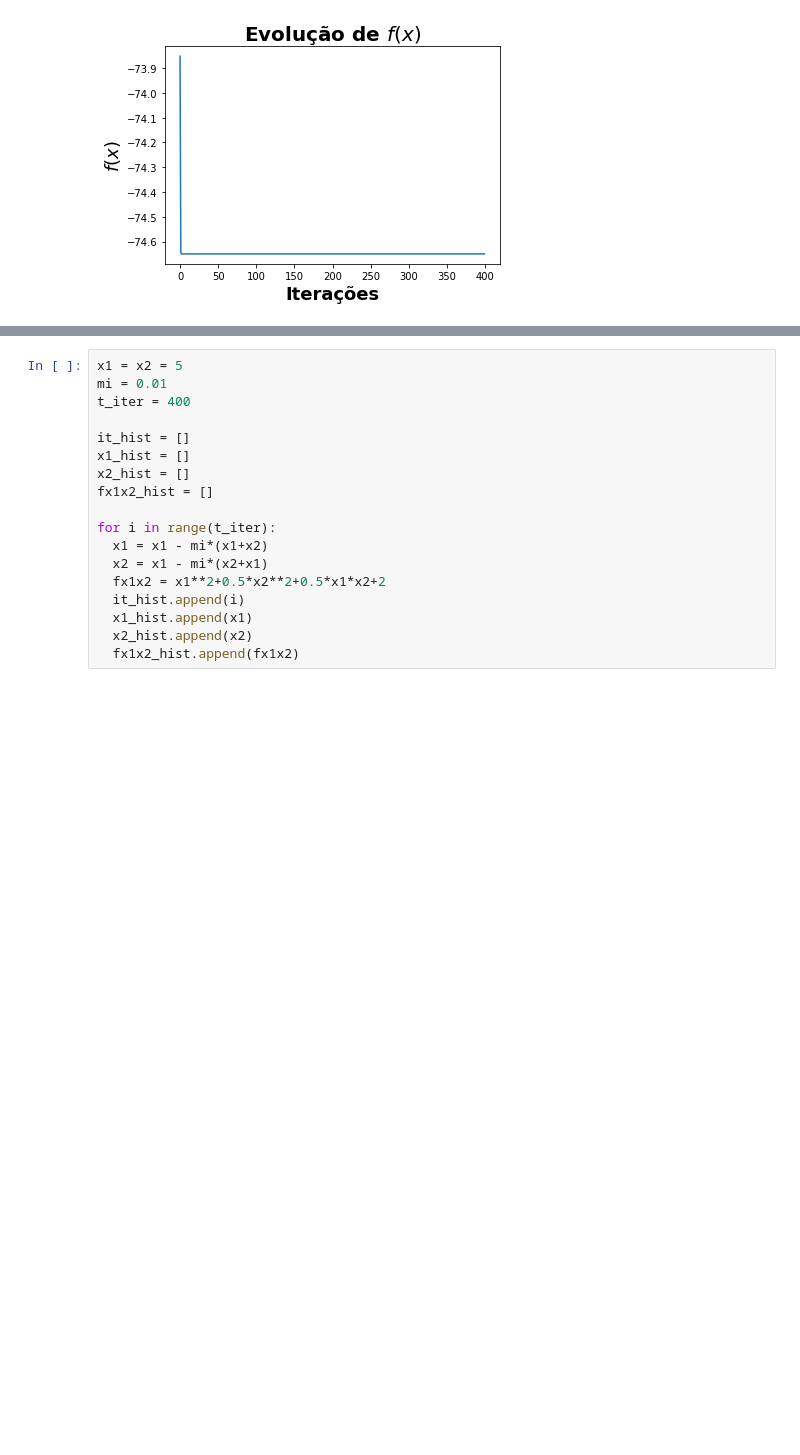
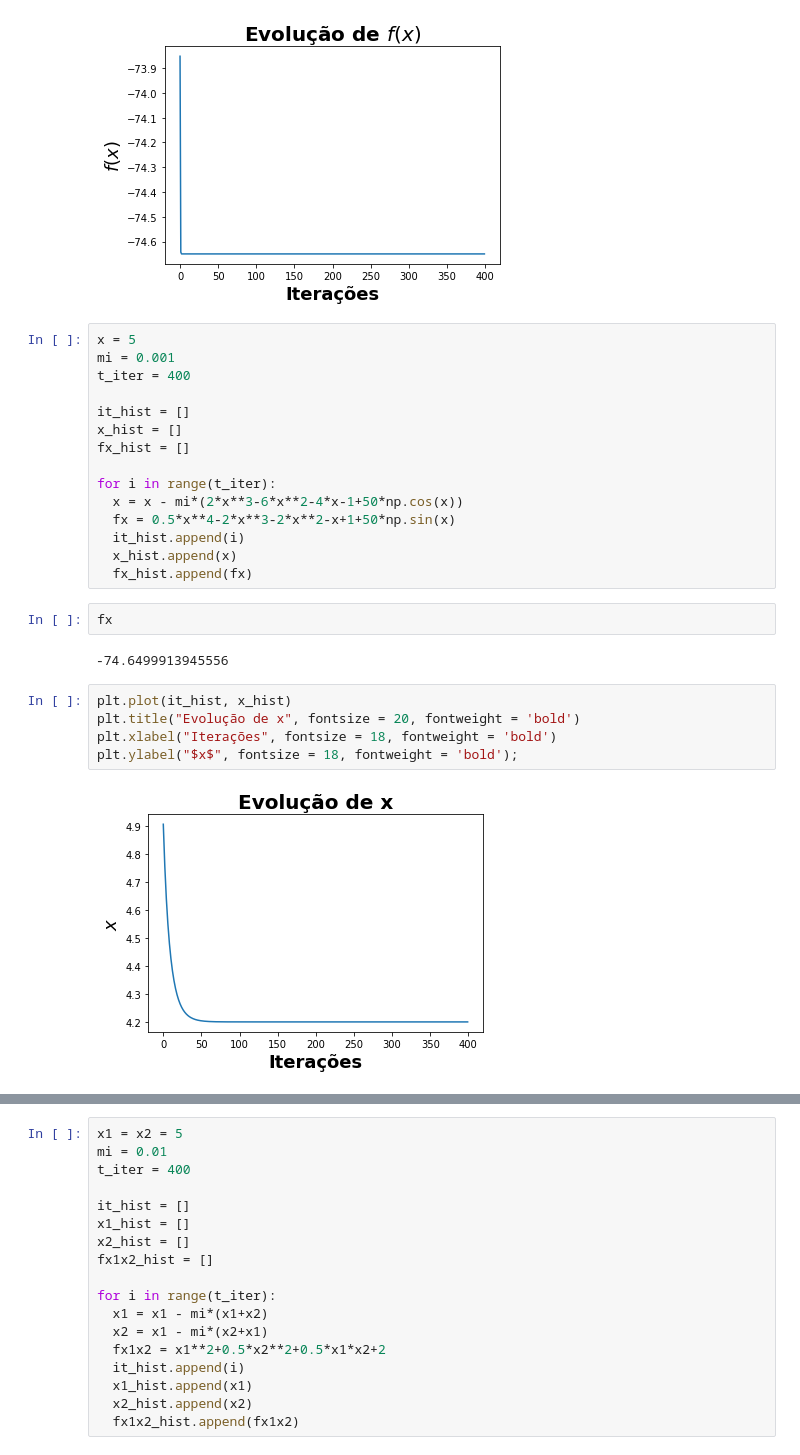
Before and after one commit to julianovale/PO450, a Jupyter notebook: Semana03_PO450.ipynb, the cells around one changed output, grey strips where cells are left out. Cells and saved outputs as stored; diff of their text form; blank space fills up the shorter version.

```diff
--- a/Semana03_PO450.ipynb
+++ b/Semana03_PO450.ipynb
@@ -68,3 +47,29 @@ plt.xlabel("Iterações", fontsize = 18, fontweight = 'bold')
 plt.ylabel("$f(x)$", fontsize = 18, fontweight = 'bold');
 # %% [output]
 [figure]
+# %%
+x = 5
+mi = 0.001
+t_iter = 400
+
+it_hist = []
+x_hist = []
+fx_hist = []
+
+for i in range(t_iter):
+  x = x - mi*(2*x**3-6*x**2-4*x-1+50*np.cos(x))
+  fx = 0.5*x**4-2*x**3-2*x**2-x+1+50*np.sin(x)
+  it_hist.append(i)
+  x_hist.append(x)
+  fx_hist.append(fx)
+# %%
+fx
+# %% [output]
+-74.6499913945556
+# %%
+plt.plot(it_hist, x_hist)
+plt.title("Evolução de x", fontsize = 20, fontweight = 'bold')
+plt.xlabel("Iterações", fontsize = 18, fontweight = 'bold')
+plt.ylabel("$x$", fontsize = 18, fontweight = 'bold');
+# %% [output]
+[figure, added]
```
Also changed, not shown: parts of 28 cells of this notebook.
